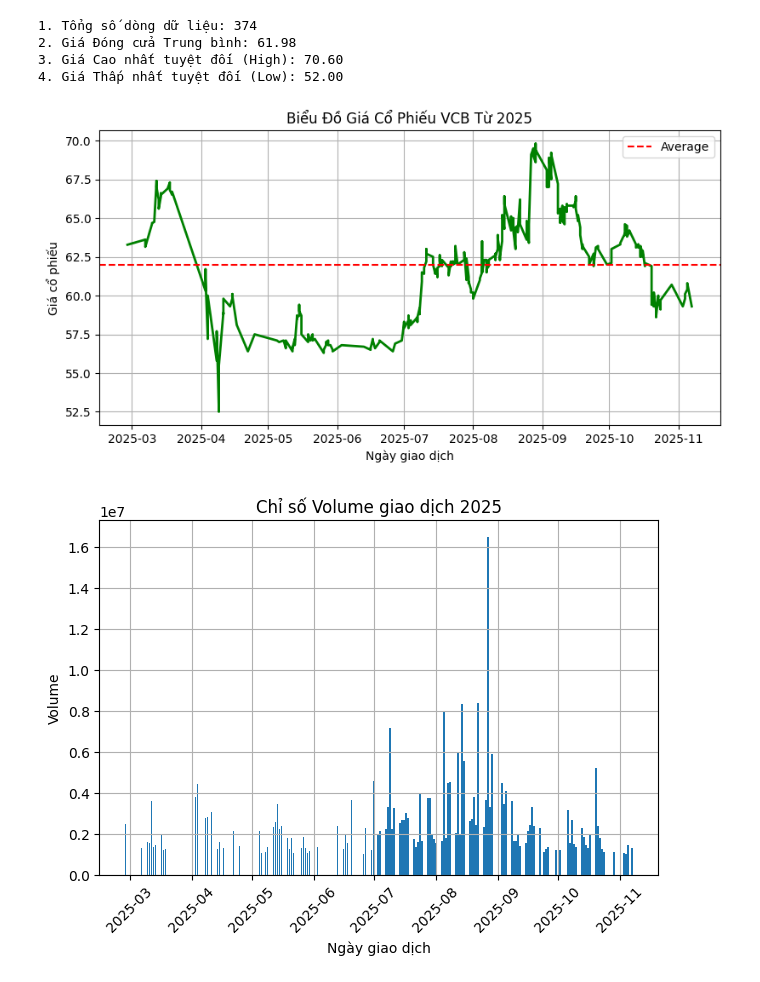
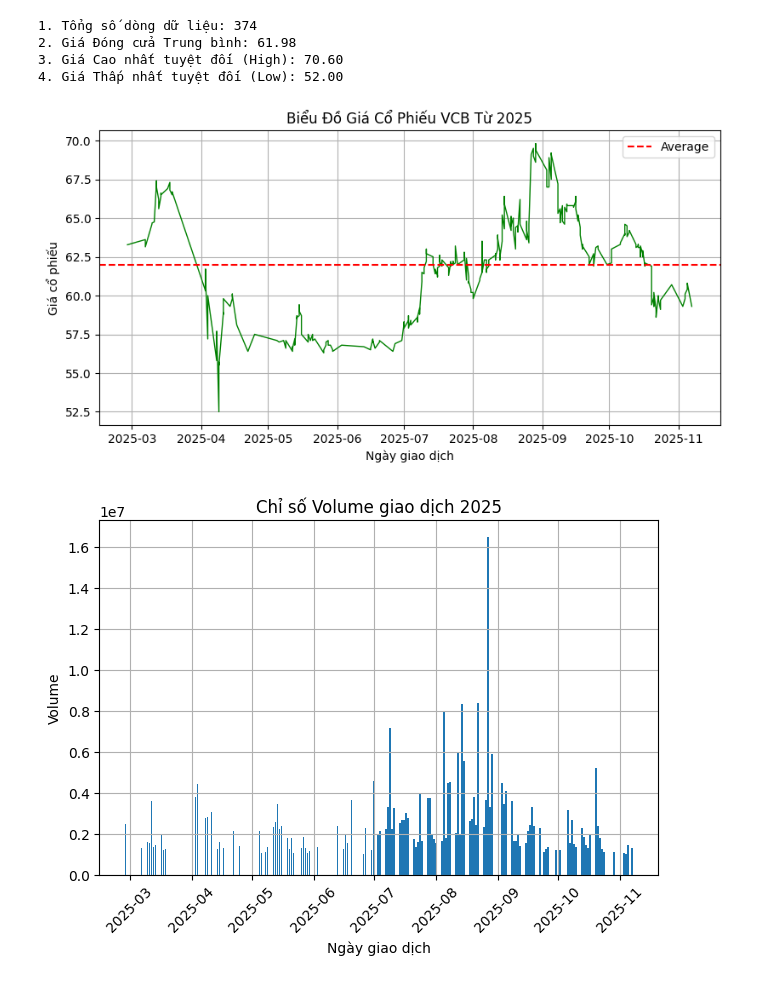
Before and after one commit to galvinquan/financial-analysis-using-XNOAPI, a Jupyter notebook: phân tích tài chính XNO API.ipynb, the cells around one changed output. Cells and saved outputs as stored; diff of their text form; code cells hidden in the pictures.

```diff
--- a/phân tích tài chính XNO API.ipynb
+++ b/phân tích tài chính XNO API.ipynb
@@ -74,18 +81,18 @@ print(f"4. Giá Thấp nhất tuyệt đối (Low): {gia_thap_nhat:.2f}") # In r
 # %%
 date = vcb_hist['Date']
 values = vcb_hist['Close']
 plt.figure(figsize=(8,4))
-plt.plot(date,values, lw =2, c='g')
+plt.plot(date,values, lw =1, c='g')
 plt.tight_layout()
 plt.ylabel('Giá cổ phiếu')
 plt.xlabel('Ngày giao dịch')
 plt.title(f'Biểu Đồ Giá Cổ Phiếu {ma_co_phieu} Từ 2025')
 plt.axhline(y=values.mean(), color='red', linestyle='--', label='Average')
 plt.legend()
 plt.grid(True)
 plt.savefig('bieu_do_vcb.png') # Phần 3
 # %% [output]
-[figure, old version]
+[figure, new version]
 # %%
 giatri = vcb_hist['volume']
 plt.bar(date, giatri)
```
Also changed, not shown: parts of 1 cell of this notebook.
